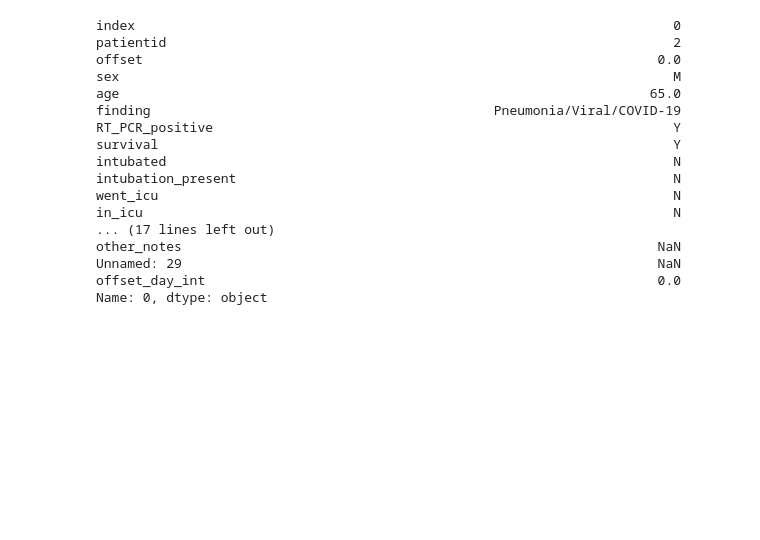
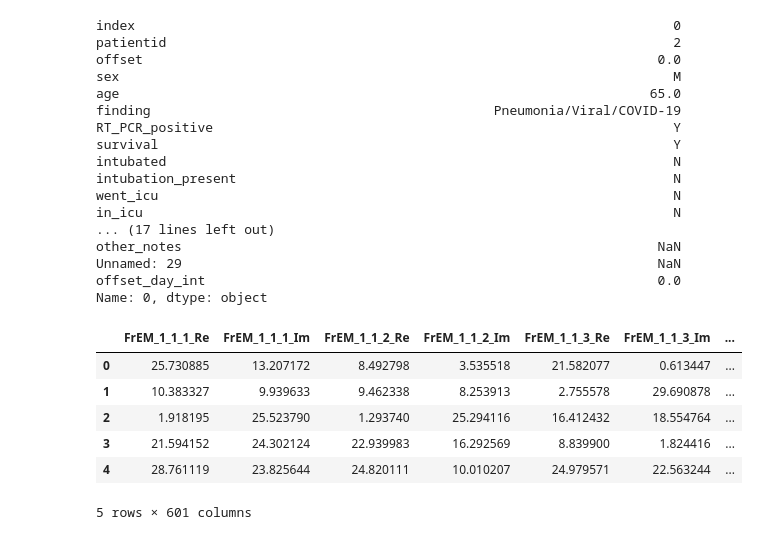
Before and after one commit to damibran/COVID-19_ML_Prediction, a Jupyter notebook: xrv_coviddataset_test.ipynb, the cells around one changed output. Saved outputs shown, nothing was run; the diff lists cells and outputs as text; code cells hidden in the pictures; blank space fills up the shorter version.

```diff
--- a/xrv_coviddataset_test.ipynb
+++ b/xrv_coviddataset_test.ipynb
@@ -78,3 +77,13 @@ df=df.apply(np.complex_)
+# %%
+df.head(5)
+# %% [output]
+|  | FrEM_1_1_1_Re | FrEM_1_1_1_Im | FrEM_1_1_2_Re | FrEM_1_1_2_Im | FrEM_1_1_3_Re | FrEM_1_1_3_Im | ... |
+| 0 | 25.730885 | 13.207172 | 8.492798 | 3.535518 | 21.582077 | 0.613447 | ... |
+| 1 | 10.383327 | 9.939633 | 9.462338 | 8.253913 | 2.755578 | 29.690878 | ... |
+| 2 | 1.918195 | 25.523790 | 1.293740 | 25.294116 | 16.412432 | 18.554764 | ... |
+| 3 | 21.594152 | 24.302124 | 22.939983 | 16.292569 | 8.839900 | 1.824416 | ... |
+| 4 | 28.761119 | 23.825644 | 24.820111 | 10.010207 | 24.979571 | 22.563244 | ... |
+5 rows × 601 columns
 # %%
 df.dtypes
 # %% [output]
```
Also changed, not shown: parts of 5 cells of this notebook, 1 other file.
